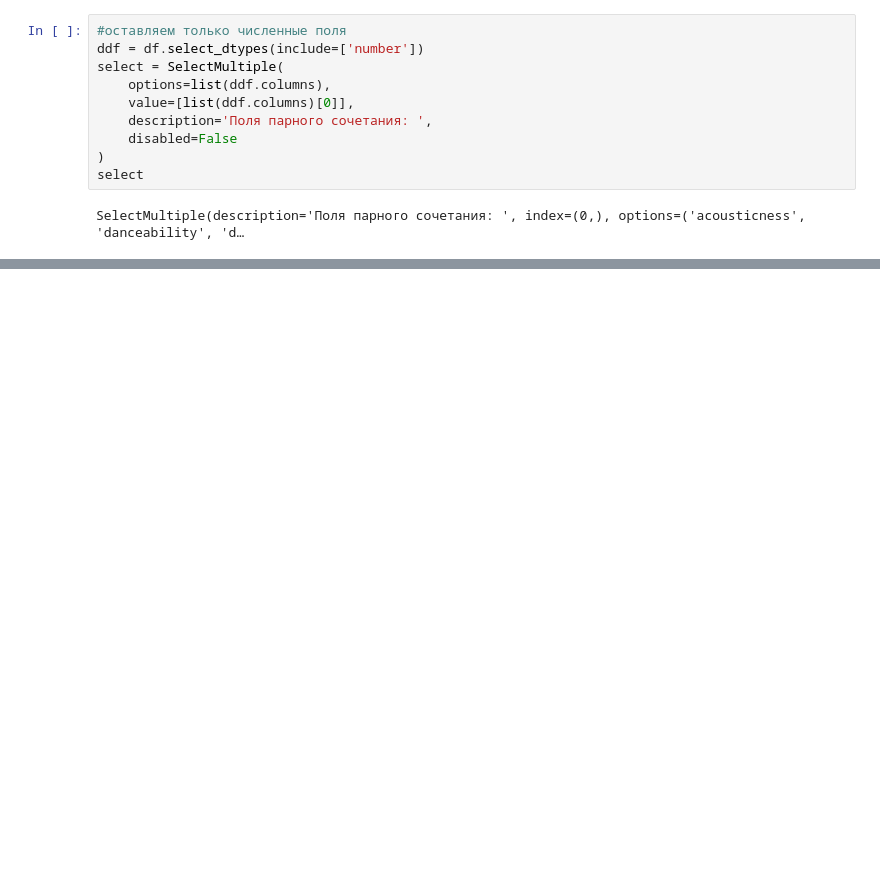
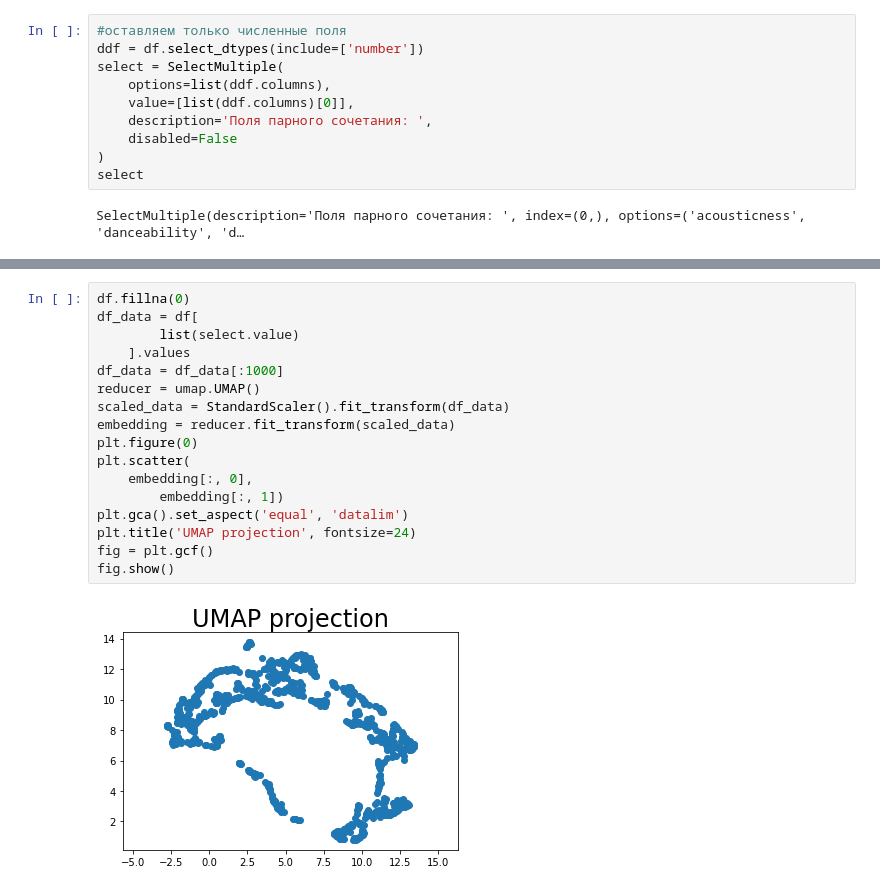
Before and after one commit to k-t-l-h/NeuroFuzzyHW, a Jupyter notebook: Lab1.ipynb, the cells around one changed output, grey strips where cells are left out. Cells and saved outputs as stored; diff of their text form; blank space fills up the shorter version.

```diff
--- a/Lab1.ipynb
+++ b/Lab1.ipynb
@@ -156,0 +210,19 @@ sns.pairplot(ddf)
+# %%
+df.fillna(0)
+df_data = df[
+        list(select.value)
+    ].values
+df_data = df_data[:1000]
+reducer = umap.UMAP()
+scaled_data = StandardScaler().fit_transform(df_data)
+embedding = reducer.fit_transform(scaled_data)
+plt.figure(0)
+plt.scatter(
+    embedding[:, 0],
+        embedding[:, 1])
+plt.gca().set_aspect('equal', 'datalim')
+plt.title('UMAP projection', fontsize=24)
+fig = plt.gcf()
+fig.show()
+# %% [output]
+[figure, added]
```
Also changed, not shown: parts of 12 cells of this notebook.
